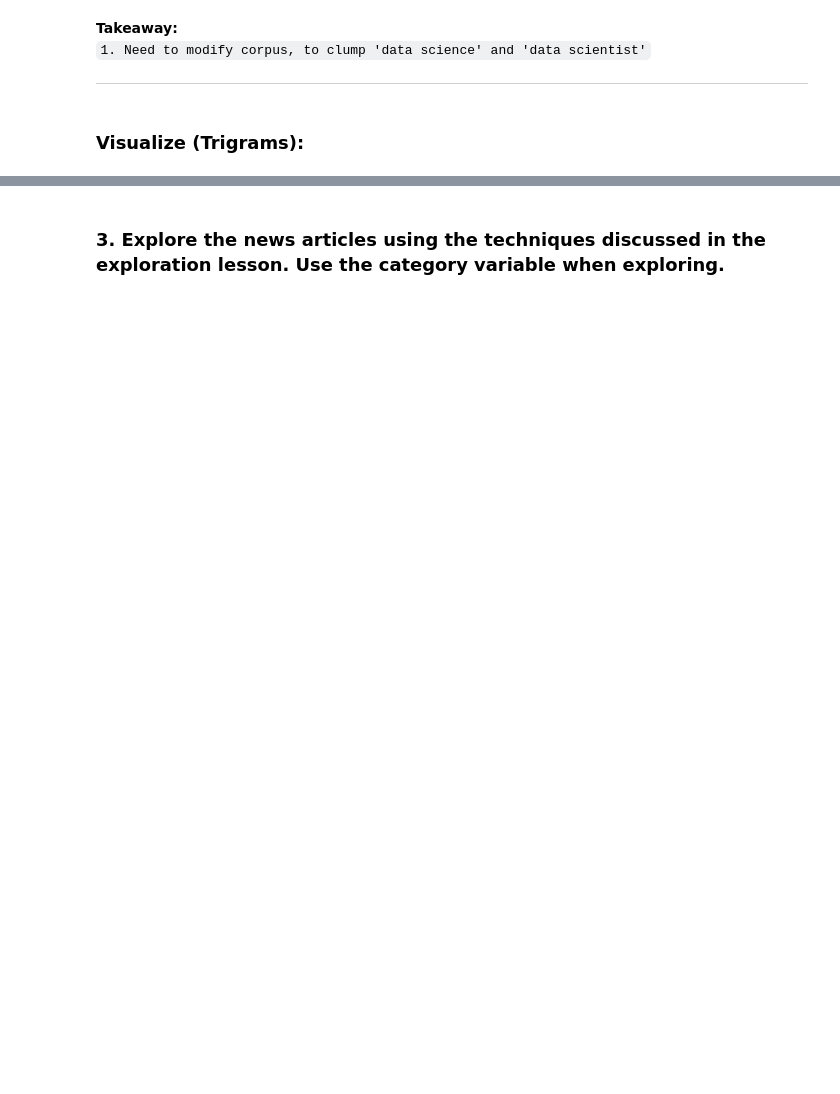
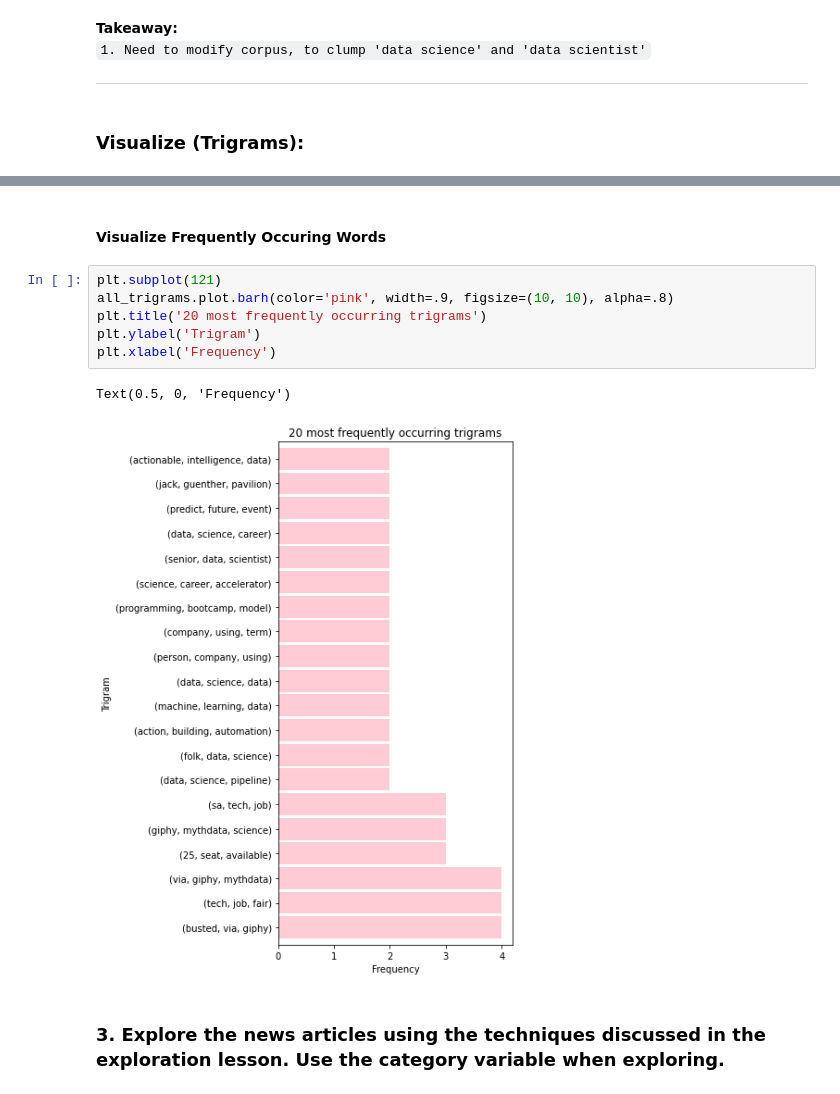
Before and after one commit to CSolitaire/natural-language-processing-exercises, a Jupyter notebook: explore.ipynb, the cells around one changed output, grey strips where cells are left out. Drawn from its saved outputs; the diff is of its cells as text; blank space fills up the shorter version.

```diff
--- a/explore.ipynb
+++ b/explore.ipynb
@@ -561,2 +618,13 @@ Text(0.5, 0, 'Frequency')
+# %% [markdown]
+#### Visualize Frequently Occuring Words
+# %%
+plt.subplot(121)
+all_trigrams.plot.barh(color='pink', width=.9, figsize=(10, 10), alpha=.8)
+plt.title('20 most frequently occurring trigrams')
+plt.ylabel('Trigram')
+plt.xlabel('Frequency')
+# %% [output]
+Text(0.5, 0, 'Frequency')
+[figure, added]
 # %% [markdown]
 ### 3. Explore the news articles using the techniques discussed in the exploration lesson. Use the category variable when exploring.
```
Also changed, not shown: parts of 17 cells of this notebook.
